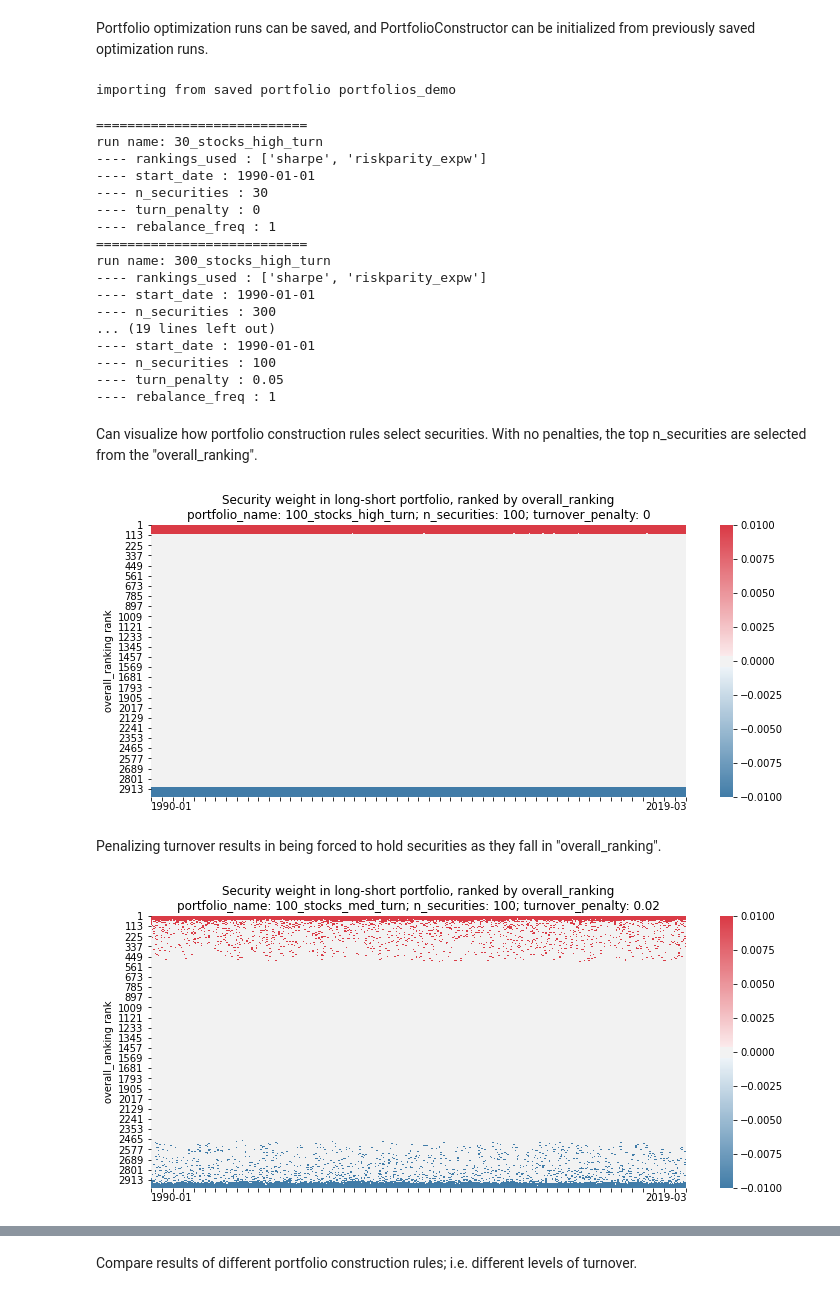
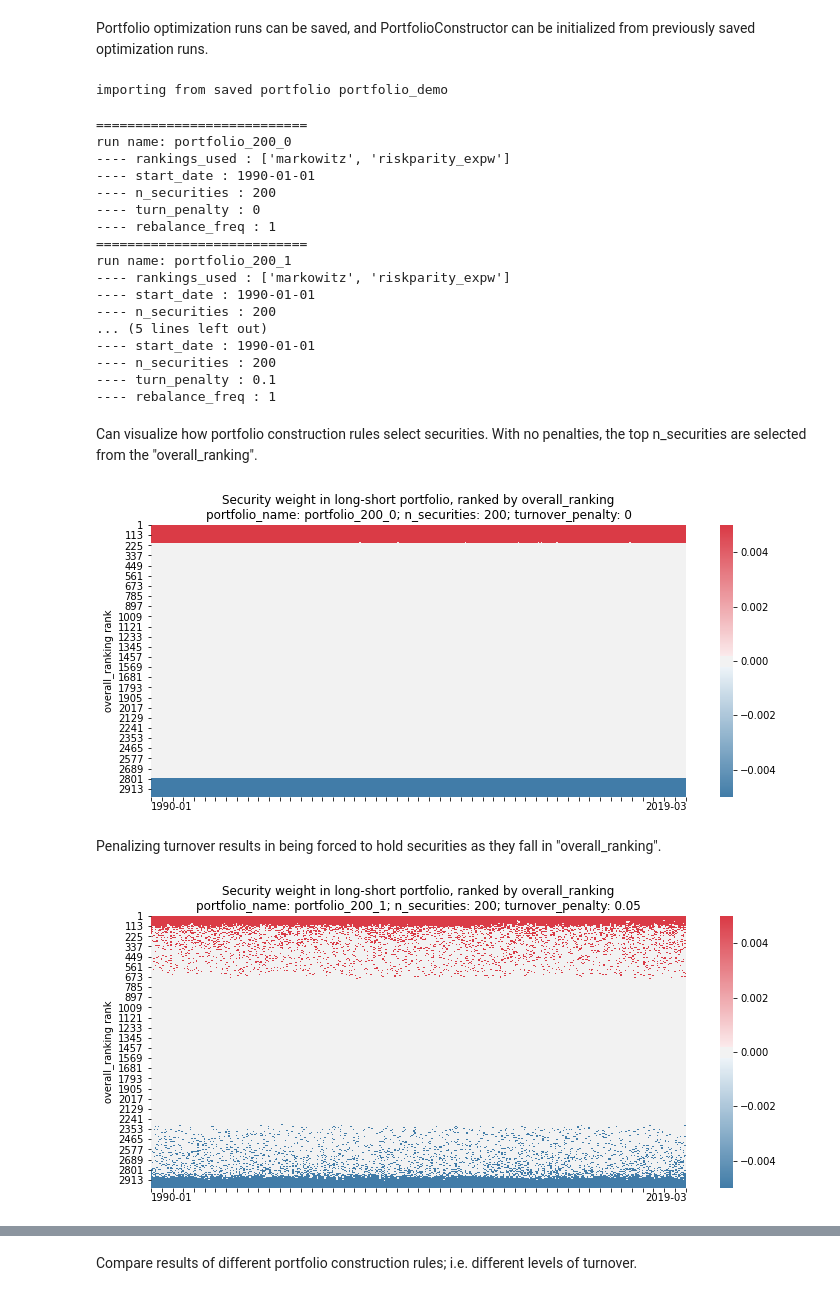
Before and after one commit to johnk1282/equity_research_demo, a Jupyter notebook: demo.ipynb, the cells around one changed output, grey strips where cells are left out. Cells and saved outputs as stored; diff of their text form; code cells hidden in the pictures.

Commit message:
added portfolio construction demo

```diff
--- a/demo.ipynb
+++ b/demo.ipynb
@@ -399,9 +399,9 @@ pc.output_portfolios('test1')
 # %%
 pc = PortfolioConstructor(model_name='improved_ff_3000',
                           ranking_name='ranking_demo',
-                          portfolio_name='portfolios_demo')
+                          portfolio_name='portfolio_demo')
 # %% [output]
-importing from saved portfolio portfolios_demo
+importing from saved portfolio portfolio_demo
 # %%
 for name,spec in pc.portfolio_specs.items():
     print('===========================')
@@ -410,32 +410,32 @@ for name,spec in pc.portfolio_specs.items():
         print('----',key,':',value)
 # %% [output]
 ===========================
-run name: 30_stocks_high_turn
----- rankings_used : ['sharpe', 'riskparity_expw']
+run name: portfolio_200_0
+---- rankings_used : ['markowitz', 'riskparity_expw']
 ---- start_date : 1990-01-01
----- n_securities : 30
+---- n_securities : 200
 ---- turn_penalty : 0
 ---- rebalance_freq : 1
 ===========================
-run name: 300_stocks_high_turn
----- rankings_used : ['sharpe', 'riskparity_expw']
+run name: portfolio_200_1
+---- rankings_used : ['markowitz', 'riskparity_expw']
 ---- start_date : 1990-01-01
----- n_securities : 300
-... (19 lines left out)
+---- n_securities : 200
+... (5 lines left out)
 ---- start_date : 1990-01-01
----- n_securities : 100
----- turn_penalty : 0.05
+---- n_securities : 200
+---- turn_penalty : 0.1
 ---- rebalance_freq : 1
 # %% [markdown]
 Can visualize how portfolio construction rules select securities. With no penalties, the top n_securities are selected from the "overall_ranking".
 # %%
-pc.plot_security_selection('100_stocks_high_turn')
+pc.plot_security_selection('portfolio_200_0')
 # %% [output]
-[figure, old version]
+[figure, new version]
 # %% [markdown]
 Penalizing turnover results in being forced to hold securities as they fall in "overall_ranking".
 # %%
-pc.plot_security_selection('100_stocks_med_turn')
+pc.plot_security_selection('portfolio_200_1')
 # %% [output]
-[figure, old version]
+[figure, new version]
 # %% [markdown]
```
Also changed, not shown: parts of 6 cells of this notebook.
